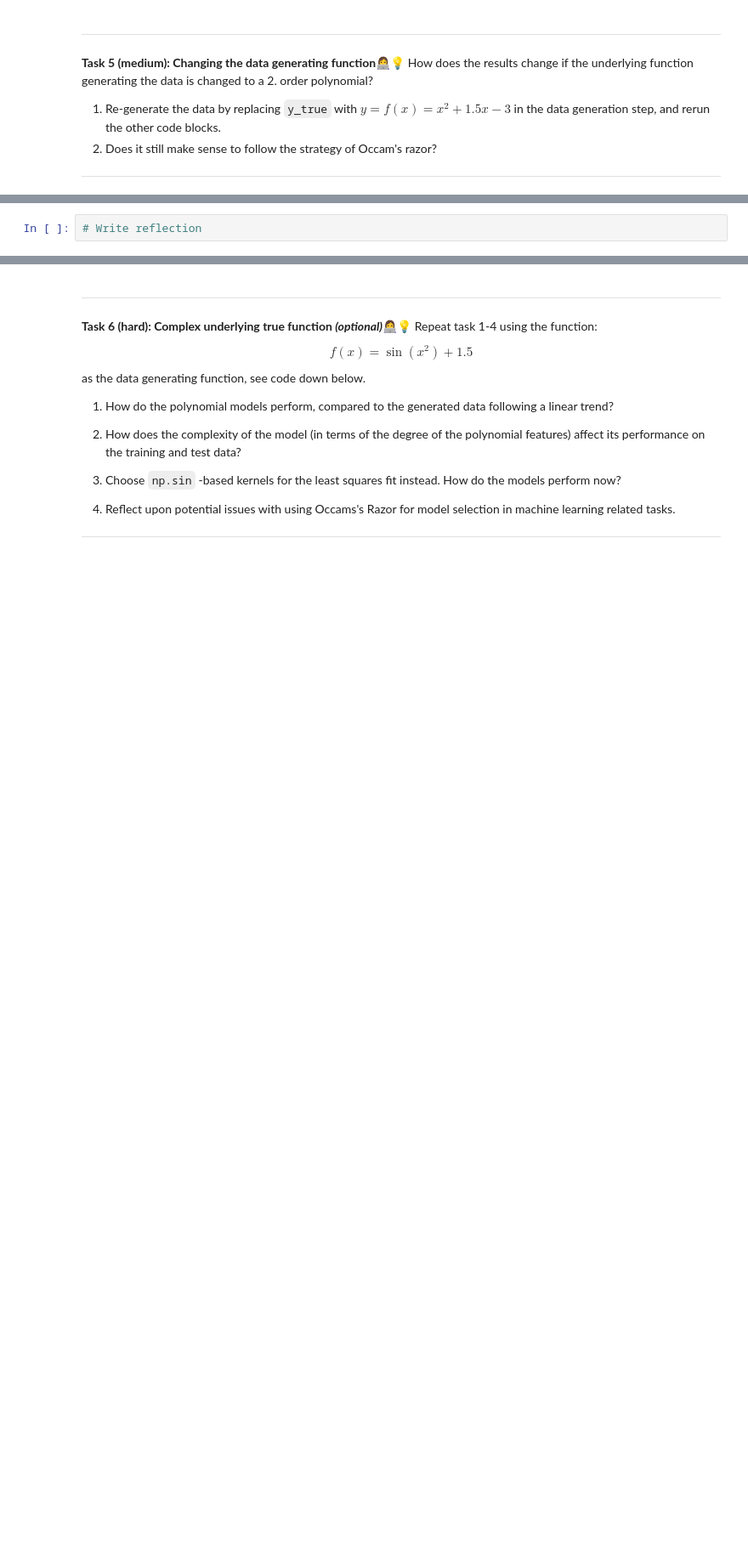
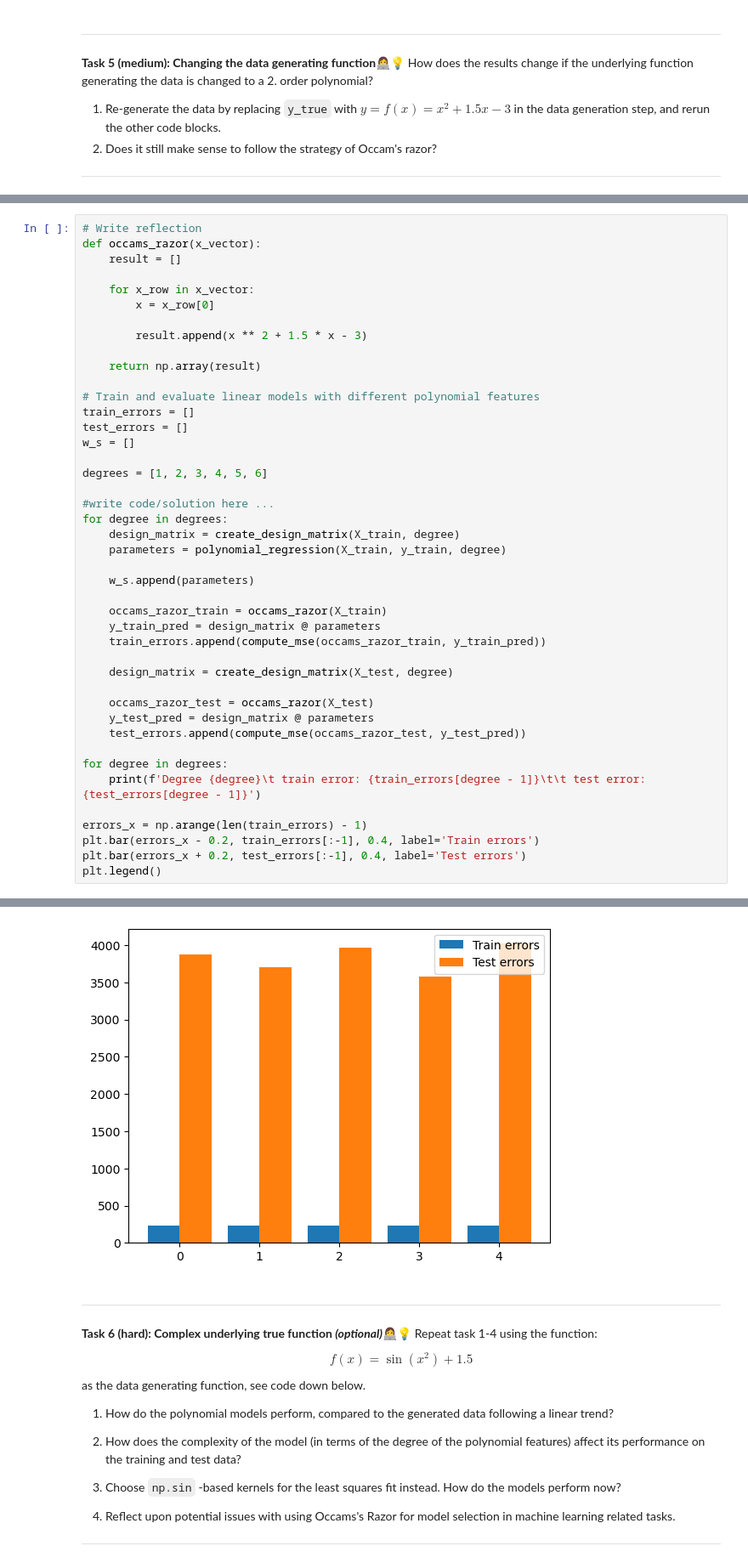
Before and after one commit to LVOL98/IML_Introduction-to-Machine-Learning, a Jupyter notebook: iml-repo/vscode/02-material/W06/01-model_complexity.ipynb, the cells around one changed output, grey strips where cells are left out. Shown: that part at 85% size. Drawn from its saved outputs; the diff is of its cells as text; blank space fills up the shorter version.

Commit message:
Exercise week 6 1 model complexity done

```diff
--- a/iml-repo/vscode/02-material/W06/01-model_complexity.ipynb
+++ b/iml-repo/vscode/02-material/W06/01-model_complexity.ipynb
@@ -171,2 +253,44 @@ How does the results change if the underlying function generating the data is ch
 # %%
 # Write reflection
+def occams_razor(x_vector):
+    result = []
+
+    for x_row in x_vector:
+        x = x_row[0]
+
+        result.append(x ** 2 + 1.5 * x - 3)
+
+    return np.array(result)
+
+# Train and evaluate linear models with different polynomial features
+train_errors = []
+test_errors = []
+w_s = []
+
+degrees = [1, 2, 3, 4, 5, 6]
+
+#write code/solution here ...
+for degree in degrees:
+    design_matrix = create_design_matrix(X_train, degree)
+    parameters = polynomial_regression(X_train, y_train, degree)
+
+    w_s.append(parameters)
+
+    occams_razor_train = occams_razor(X_train)
+    y_train_pred = design_matrix @ parameters
+    train_errors.append(compute_mse(occams_razor_train, y_train_pred))
+
+    design_matrix = create_design_matrix(X_test, degree)
+
+    occams_razor_test = occams_razor(X_test)
+    y_test_pred = design_matrix @ parameters
+    test_errors.append(compute_mse(occams_razor_test, y_test_pred))
+
+for degree in degrees:
+    print(f'Degree {degree}\t train error: {train_errors[degree - 1]}\t\t test error: {test_errors[degree - 1]}')
+
+errors_x = np.arange(len(train_errors) - 1)
+plt.bar(errors_x - 0.2, train_errors[:-1], 0.4, label='Train errors')
+plt.bar(errors_x + 0.2, test_errors[:-1], 0.4, label='Test errors')
+plt.legend()
+# %% [output]
@@ -173,3 +304,4 @@ How does the results change if the underlying function generating the data is ch
+[figure, added]
 # %% [markdown]
 
 ---
```
Also changed, not shown: parts of 8 cells of this notebook, 1 other file.
